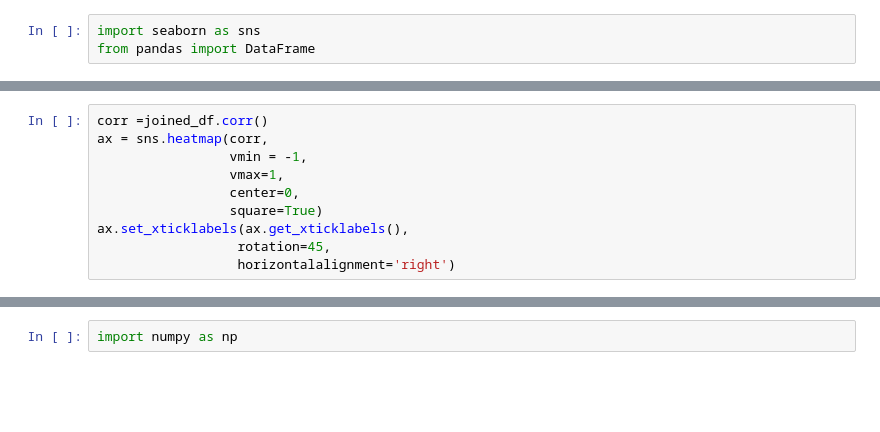
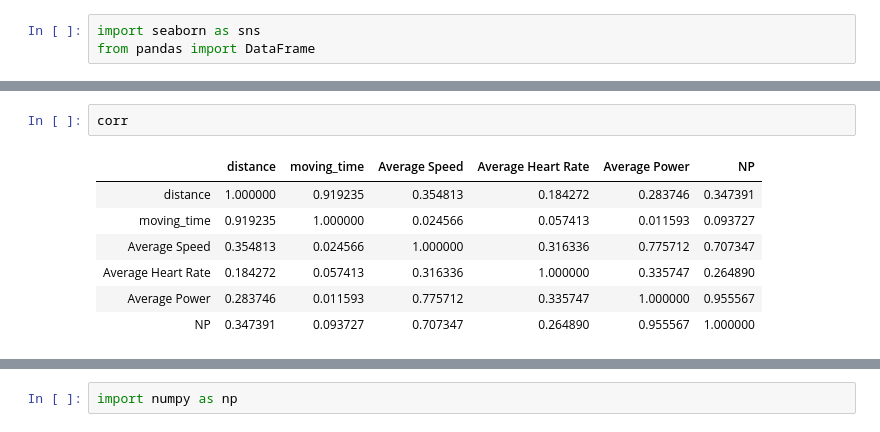
Before and after one commit to bhagyashreedhebe/Portfolios, a Jupyter notebook: Portfolio 1.ipynb, the cells around one changed output, grey strips where cells are left out. Drawn from its saved outputs; the diff is of its cells as text; blank space fills up the shorter version.

```diff
--- a/Portfolio 1.ipynb
+++ b/Portfolio 1.ipynb
@@ -331,10 +281,0 @@ ax.set_xticklabels(ax.get_xticklabels(),rotation=45,horizontalalignment='right')
-# %%
-corr =joined_df.corr()
-ax = sns.heatmap(corr,
-                 vmin = -1,
-                 vmax=1,
-                 center=0,
-                 square=True)
-ax.set_xticklabels(ax.get_xticklabels(),
-                  rotation=45,
-                  horizontalalignment='right')
@@ -359,0 +282,10 @@ ax.set_xticklabels(ax.get_xticklabels(),
+# %%
+corr
+# %% [output]
+|  | distance | moving_time | Average Speed | Average Heart Rate | Average Power | NP |
+| distance | 1.000000 | 0.919235 | 0.354813 | 0.184272 | 0.283746 | 0.347391 |
+| moving_time | 0.919235 | 1.000000 | 0.024566 | 0.057413 | 0.011593 | 0.093727 |
+| Average Speed | 0.354813 | 0.024566 | 1.000000 | 0.316336 | 0.775712 | 0.707347 |
+| Average Heart Rate | 0.184272 | 0.057413 | 0.316336 | 1.000000 | 0.335747 | 0.264890 |
+| Average Power | 0.283746 | 0.011593 | 0.775712 | 0.335747 | 1.000000 | 0.955567 |
+| NP | 0.347391 | 0.093727 | 0.707347 | 0.264890 | 0.955567 | 1.000000 |
```
Also changed, not shown: parts of 23 cells of this notebook.
